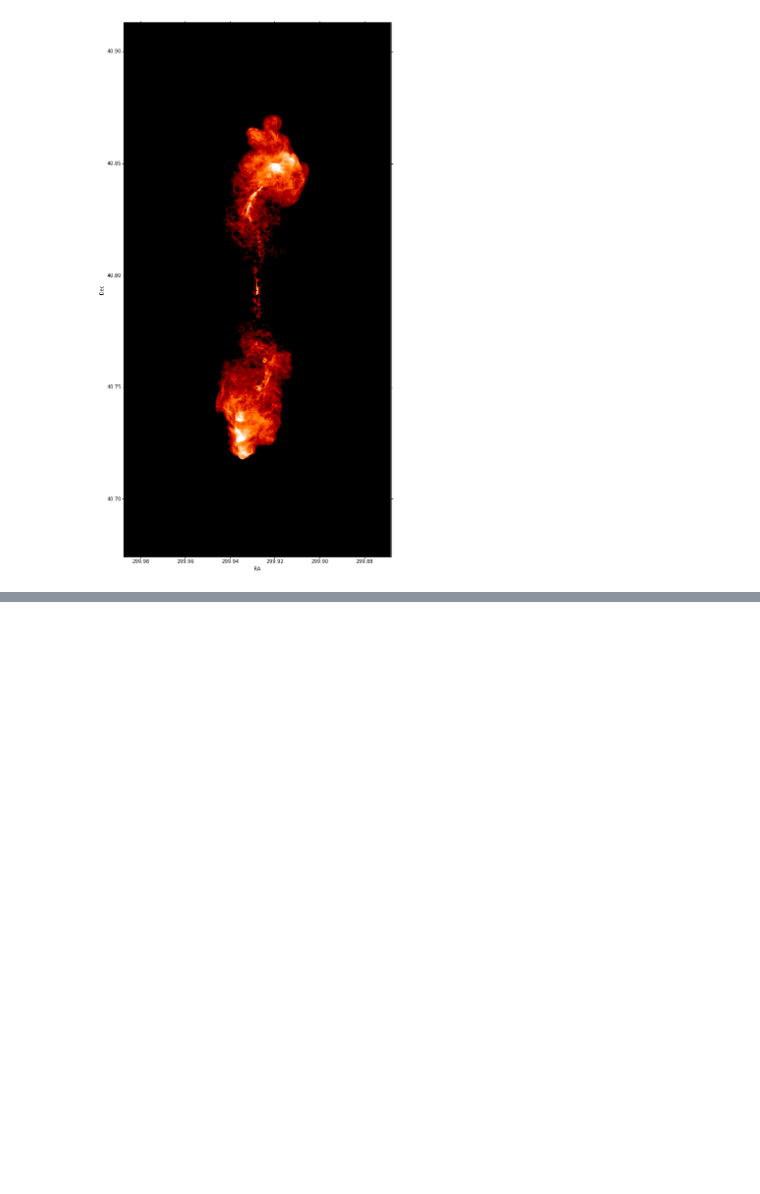
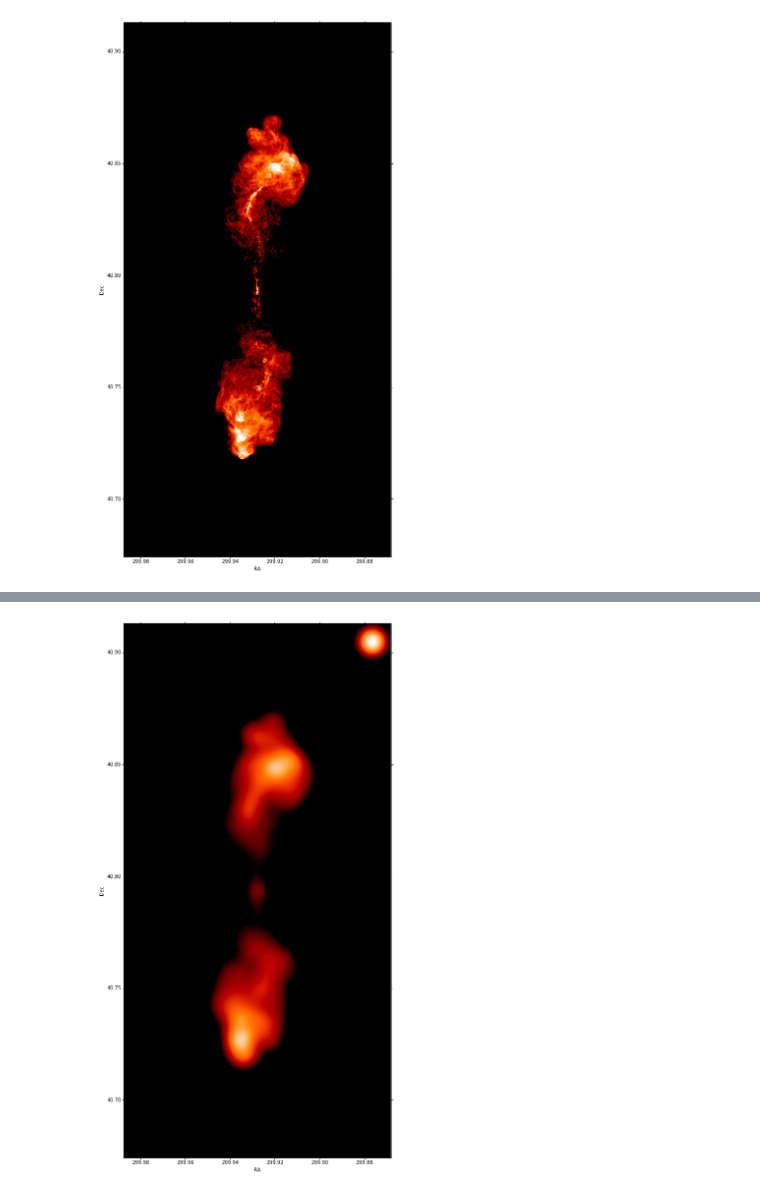
Before and after one commit to yihaochen/astropy, a Jupyter notebook: Stoke_polarization_plots.ipynb, the cells around one changed output, grey strips where cells are left out. Cells and saved outputs as stored; diff of their text form; code cells hidden in the pictures; blank space fills up the shorter version.

Commit message:
Convolution with psf

```diff
--- a/Stoke_polarization_plots.ipynb
+++ b/Stoke_polarization_plots.ipynb
@@ -68,12 +66,13 @@ from astropy import wcs
 # %% [markdown]
 # Setting up astrometry coordinates
 # %%
-w = wcs.WCS(naxis=2)
+from astropy.wcs import WCS
+w = WCS(naxis=2)
 
 # reference pixel coordinate
 w.wcs.crpix = [hdu.data.shape[0]/2,hdu.data.shape[1]/2]
 # sizes of the pixel in degrees
-w.wcs.cdelt = [-cdelt1, cdelt2]
+w.wcs.cdelt = [-cdelt1.base, cdelt2.base]
 # converting ra and dec into degrees
 c = SkyCoord('19h59m28.3566s', '+40d44m02.096s')
 w.wcs.crval = [c.ra.deg, c.dec.deg]
@@ -128,0 +134,16 @@ TypeError: Can only apply 'exp' function to dimensionless quantities
+# %%
+from astropy.convolution import convolve_fft
+delta_x_psd
+convolved_image = convolve_fft(hdu.data, psf, boundary='wrap')
+convolved_image[-int(6*sigma)-1:-1,-int(6*sigma)-1:-1]=psf/np.max(psf)*10
+# %%
+wcs = WCS(hdu.header)
+
+fig = plt.figure(figsize=(10,20))
+fig.add_subplot(111, projection=wcs)
+plt.imshow(np.log10(convolved_image+1e-3), cmap='gist_heat', vmin=-1, vmax=1, origin='lower')#, cmap=plt.cm.viridis)
+plt.xlabel('RA')
+plt.ylabel('Dec')
+plt.show()
+# %% [output]
+[figure, added]
```
Also changed, not shown: parts of 7 cells of this notebook.
